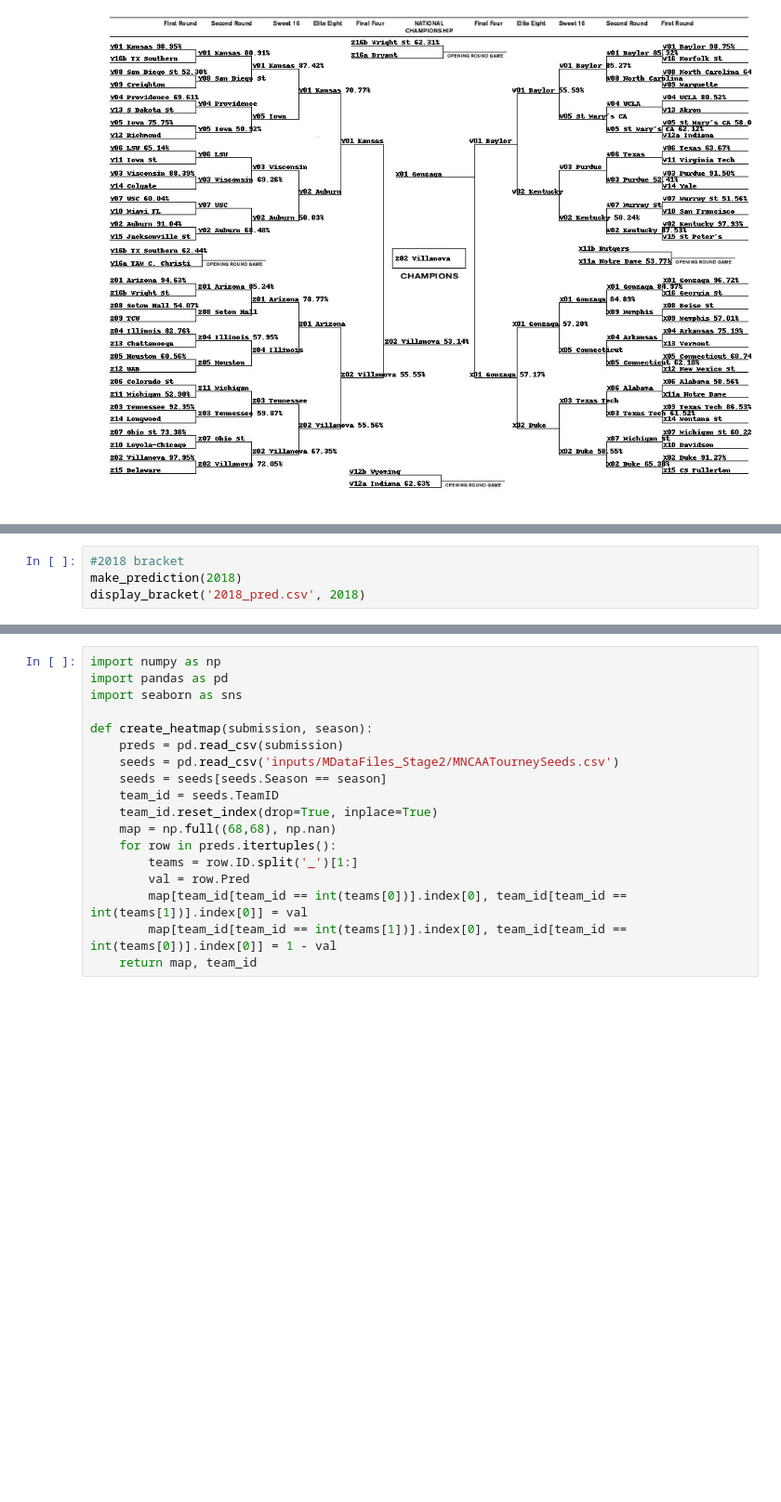
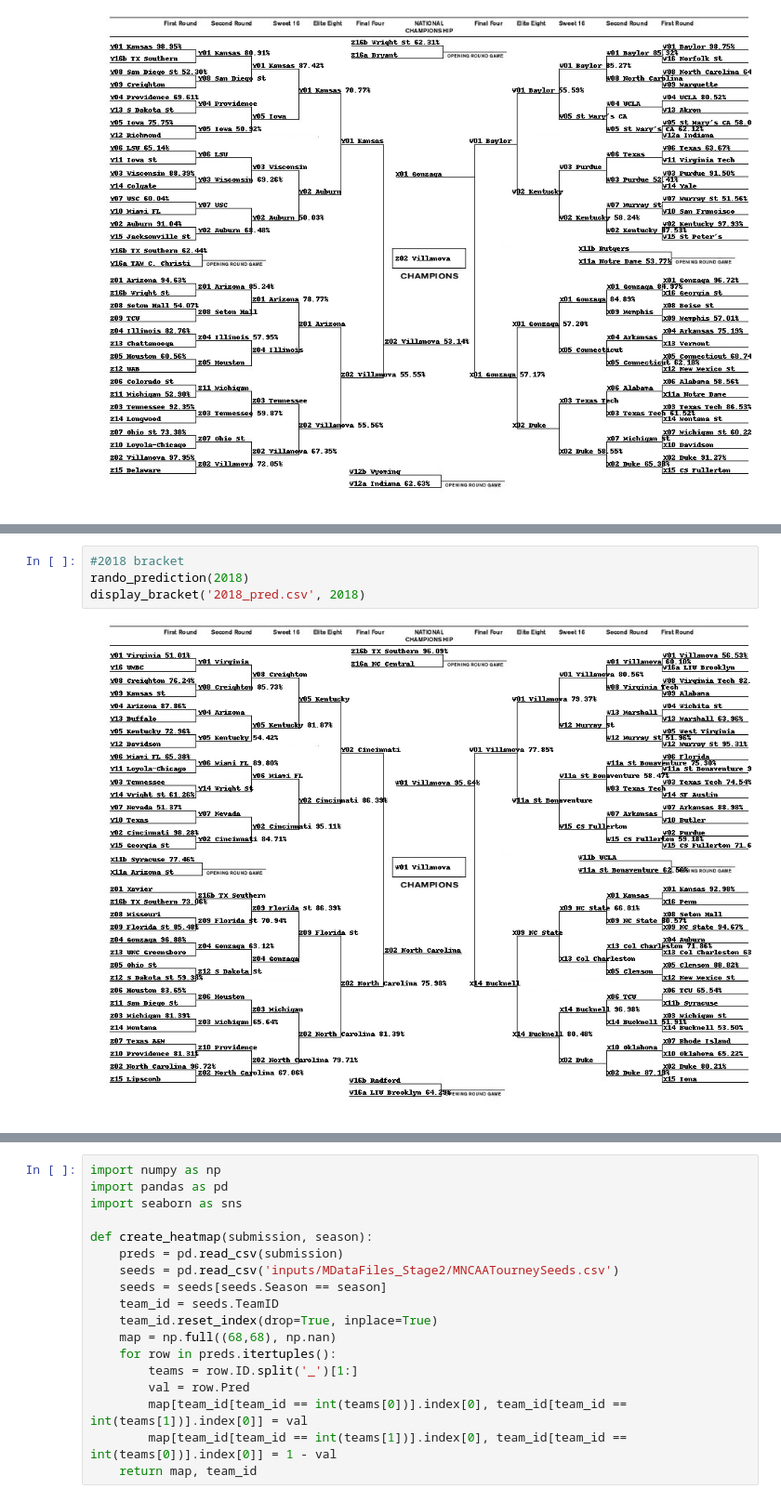
Before and after one commit to ngtaylor/EE461P-Final-Project, a Jupyter notebook: EE461P_Final_Project.ipynb, the cells around one changed output, grey strips where cells are left out. Shown at 93% size. Drawn from its saved outputs; the diff is of its cells as text; blank space fills up the shorter version.

```diff
--- a/EE461P_Final_Project.ipynb
+++ b/EE461P_Final_Project.ipynb
@@ -645,6 +667,8 @@ display_bracket('2017_pred.csv', 2017)
 # %%
 #2018 bracket
-make_prediction(2018)
+rando_prediction(2018)
 display_bracket('2018_pred.csv', 2018)
+# %% [output]
+[figure, added]
 # %%
 #2019 bracket
```
Also changed, not shown: parts of 18 cells of this notebook.
